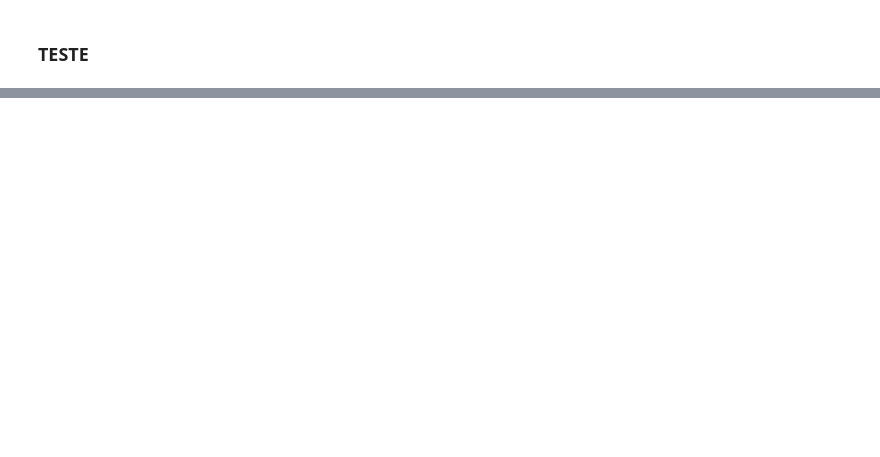
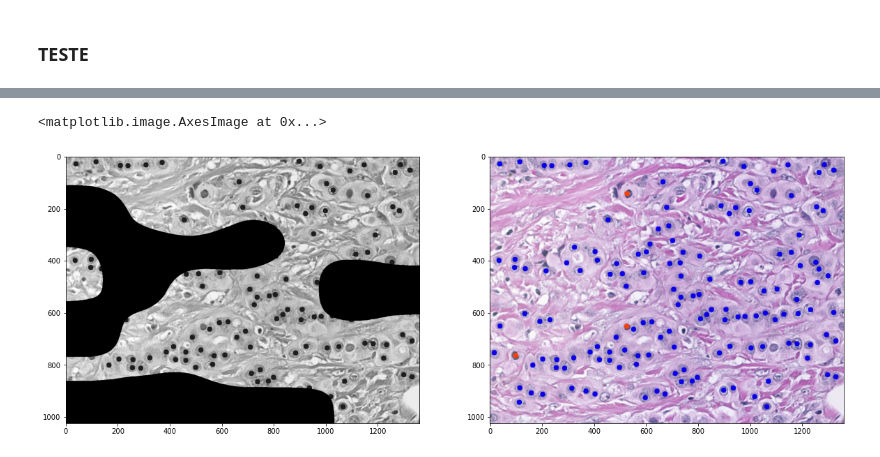
Before and after one commit to danielmacedodc/SIBGRAPI_2022, a Jupyter notebook: 1NF_Categorical_Explainability_Breast _Cancer_DenseNet201.ipynb, the cells around one changed output, grey strips where cells are left out. Saved outputs shown, nothing was run; the diff lists cells and outputs as text; code cells hidden in the pictures; blank space fills up the shorter version.

```diff
--- a/1NF_Categorical_Explainability_Breast _Cancer_DenseNet201.ipynb
+++ b/1NF_Categorical_Explainability_Breast _Cancer_DenseNet201.ipynb
@@ -743,20 +780,16 @@ plt.imshow(result, cmap='gray')
 # %%
-img = tf.keras.utils.load_img(PATH1)
-img_orig = tf.keras.utils.load_img(IMG)
-heatmap1, class_1, probs1 = generate_heatmap(IMG)
-
-plt.figure(figsize=(20,12))
-plt.subplot(1,3,1)
-plt.title('Original')
-plt.axis(False)
-plt.imshow(img_orig)
-plt.subplot(1,3,2)
-plt.title(f'Predicted: {class_1}. Prob.: {round(probs1*100,2)}%')
-plt.axis(False)
-display_gradcam(img_path=IMG, heatmap=heatmap1, pred=class_1)
-plt.subplot(1,3,3)
-plt.title('Anotação')
-plt.axis(False)
-plt.imshow(img)
+# inverting result mask
+plt.figure(figsize=(20,20))
+data1 = cv.imread(PATH1)
+data1 = cv.cvtColor(data1, cv.COLOR_BGR2RGB)
+final = cv.bitwise_and(data1, data1, mask = result)
+final = cv.cvtColor(final, cv.COLOR_RGB2GRAY)
+plt.subplot(1,2,1)
+plt.imshow(final, cmap='gray')
+plt.subplot(1, 2, 2)
+plt.imshow(data1)
+# %% [output]
+<matplotlib.image.AxesImage at 0x...>
+[figure, added]
 # %%
 plt.figure(figsize=(10,10))
```
Also changed, not shown: parts of 22 cells of this notebook.
